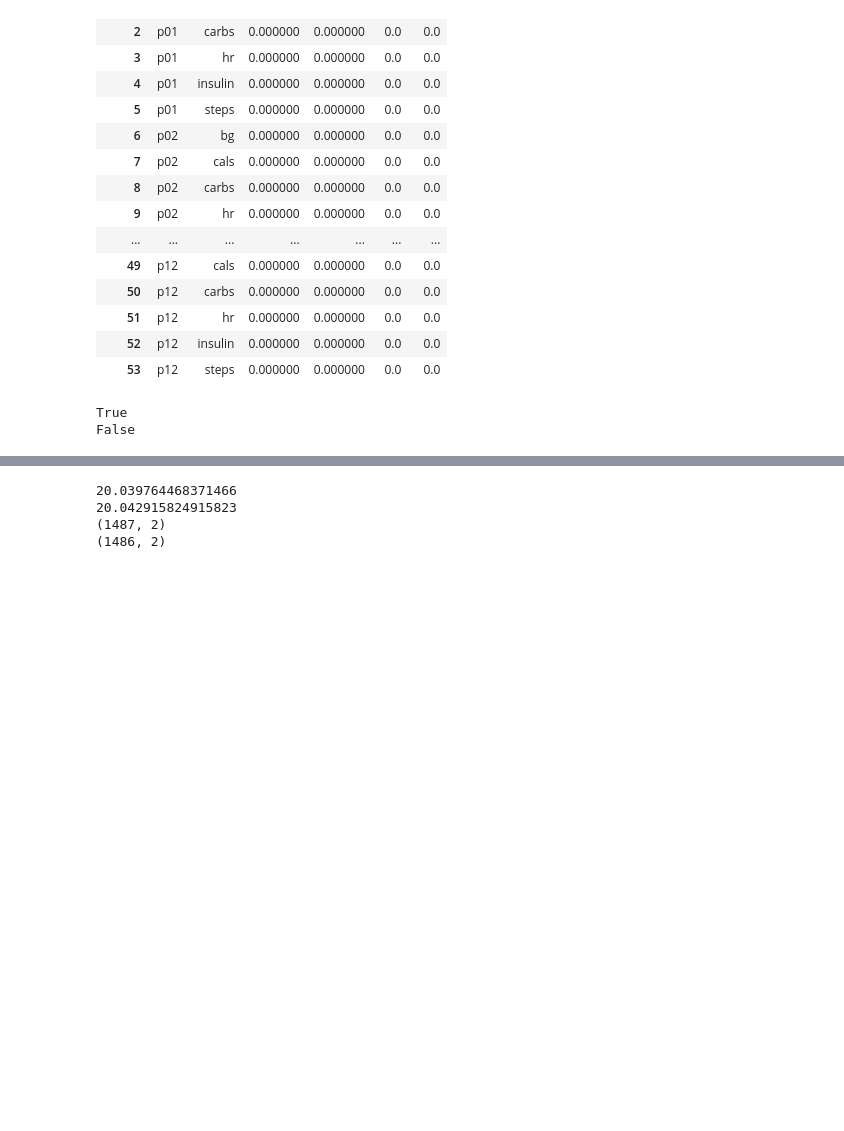
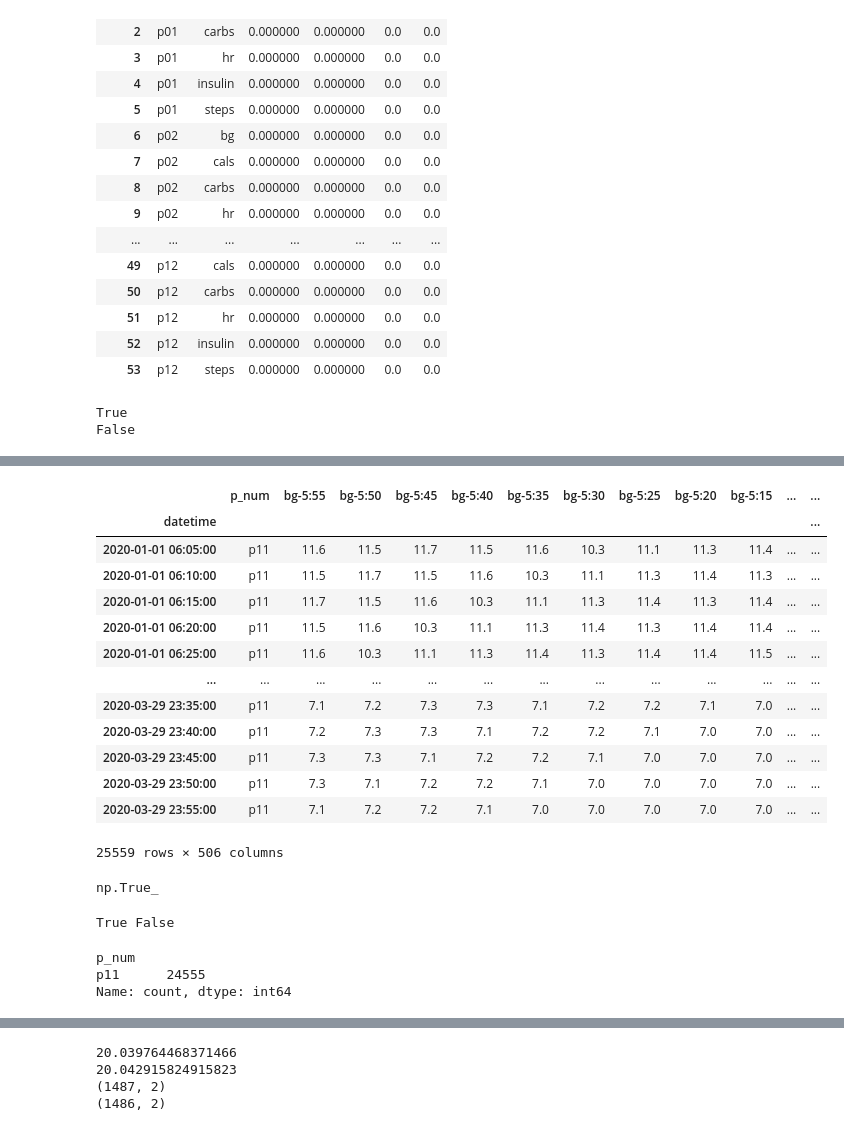
Before and after one commit to masaver/brist1d, a Jupyter notebook: notebooks/0.3-ms-qc.ipynb, the cells around one changed output, grey strips where cells are left out. Saved outputs shown, nothing was run; the diff lists cells and outputs as text; code cells hidden in the pictures; blank space fills up the shorter version.

```diff
--- a/notebooks/0.3-ms-qc.ipynb
+++ b/notebooks/0.3-ms-qc.ipynb
@@ -124,3 +176,7 @@ print( (df_parsed==15.36).any().any() )
 # %% [output]
 True
 False
+# %%
+src_folder = '../data/raw'
+patient_num = 'p11'
+start_date = datetime(2020, 1, 1)
@@ -126,0 +449,56 @@ False
+# %%
+df_patient = df[df['p_num'] == patient_num]
+
+# convert the time column to datetime
+df_patient.loc[:, "time"] = pd.to_datetime(df_patient["time"], format="%H:%M:%S").dt.time
+
+current_date = start_date
+assigned_dates = []
+last_time = None
+
+for i, row in df_patient.iterrows():
+    if last_time is None:
+        last_time = row["time"]
+
+    if row["time"] < last_time:
+        current_date = current_date + timedelta(days=1)
+
+    assigned_dates.append(current_date)
+    last_time = row["time"]
+
+df_patient = df_patient.copy()
+df_patient.loc[:, "date"] = assigned_dates
+df_patient.loc[:, "datetime"] = df_patient.apply(lambda row: datetime.combine(row['date'], row['time']), axis=1)
+df_patient.set_index("datetime", inplace=True)
+df_patient = df_patient.drop(columns=["date", "time", "id"])
+
+# get resolution of the data
+initial_resolution_in_seconds = (df_patient.index[1] - df_patient.index[0]).seconds
+initial_resolution_in_minutes = initial_resolution_in_seconds / 60
+initial_resolution = f"{int(initial_resolution_in_minutes)}min"
+
+# change the frequency to 5 minutes
+full_date_range = pd.date_range(start=df_patient.index.min(), end=df_patient.index.max(), freq='5min')
+df_patient = df_patient.reindex(full_date_range)
+df_patient.index.name = "datetime"
+# %%
+df_patient
+# %% [output]
+|  | p_num | bg-5:55 | bg-5:50 | bg-5:45 | bg-5:40 | bg-5:35 | bg-5:30 | bg-5:25 | bg-5:20 | bg-5:15 | ... | ... |
+| datetime |  |  |  |  |  |  |  |  |  |  |  | ... |
+| 2020-01-01 06:05:00 | p11 | 11.6 | 11.5 | 11.7 | 11.5 | 11.6 | 10.3 | 11.1 | 11.3 | 11.4 | ... | ... |
+| 2020-01-01 06:10:00 | p11 | 11.5 | 11.7 | 11.5 | 11.6 | 10.3 | 11.1 | 11.3 | 11.4 | 11.3 | ... | ... |
+| 2020-01-01 06:15:00 | p11 | 11.7 | 11.5 | 11.6 | 10.3 | 11.1 | 11.3 | 11.4 | 11.3 | 11.4 | ... | ... |
+| 2020-01-01 06:20:00 | p11 | 11.5 | 11.6 | 10.3 | 11.1 | 11.3 | 11.4 | 11.3 | 11.4 | 11.4 | ... | ... |
+| 2020-01-01 06:25:00 | p11 | 11.6 | 10.3 | 11.1 | 11.3 | 11.4 | 11.3 | 11.4 | 11.4 | 11.5 | ... | ... |
+| ... | ... | ... | ... | ... | ... | ... | ... | ... | ... | ... | ... | ... |
+| 2020-03-29 23:35:00 | p11 | 7.1 | 7.2 | 7.3 | 7.3 | 7.1 | 7.2 | 7.2 | 7.1 | 7.0 | ... | ... |
+| 2020-03-29 23:40:00 | p11 | 7.2 | 7.3 | 7.3 | 7.1 | 7.2 | 7.2 | 7.1 | 7.0 | 7.0 | ... | ... |
+| 2020-03-29 23:45:00 | p11 | 7.3 | 7.3 | 7.1 | 7.2 | 7.2 | 7.1 | 7.0 | 7.0 | 7.0 | ... | ... |
+| 2020-03-29 23:50:00 | p11 | 7.3 | 7.1 | 7.2 | 7.2 | 7.1 | 7.0 | 7.0 | 7.0 | 7.0 | ... | ... |
+| 2020-03-29 23:55:00 | p11 | 7.1 | 7.2 | 7.2 | 7.1 | 7.0 | 7.0 | 7.0 | 7.0 | 7.0 | ... | ... |
+25559 rows × 506 columns
+# %%
+(df_patient==15.36).any().any()
+# %% [output]
+np.True_
@@ -126,0 +588,14 @@ False
+# %%
+df_patient_combined_values = df_patient[['p_num'] + [f"{parameter}{time_diffs[0]}" for parameter in parameters] + ['bg+1:00']].copy()
+print(
+    (df_patient==15.36).any().any(),
+    (df_patient_combined_values==15.36).any().any()
+)
+# %% [output]
+True False
+# %%
+df_patient[['p_num']].value_counts()
+# %% [output]
+p_num
+p11      24555
+Name: count, dtype: int64
```
Also changed, not shown: parts of 17 cells of this notebook.
